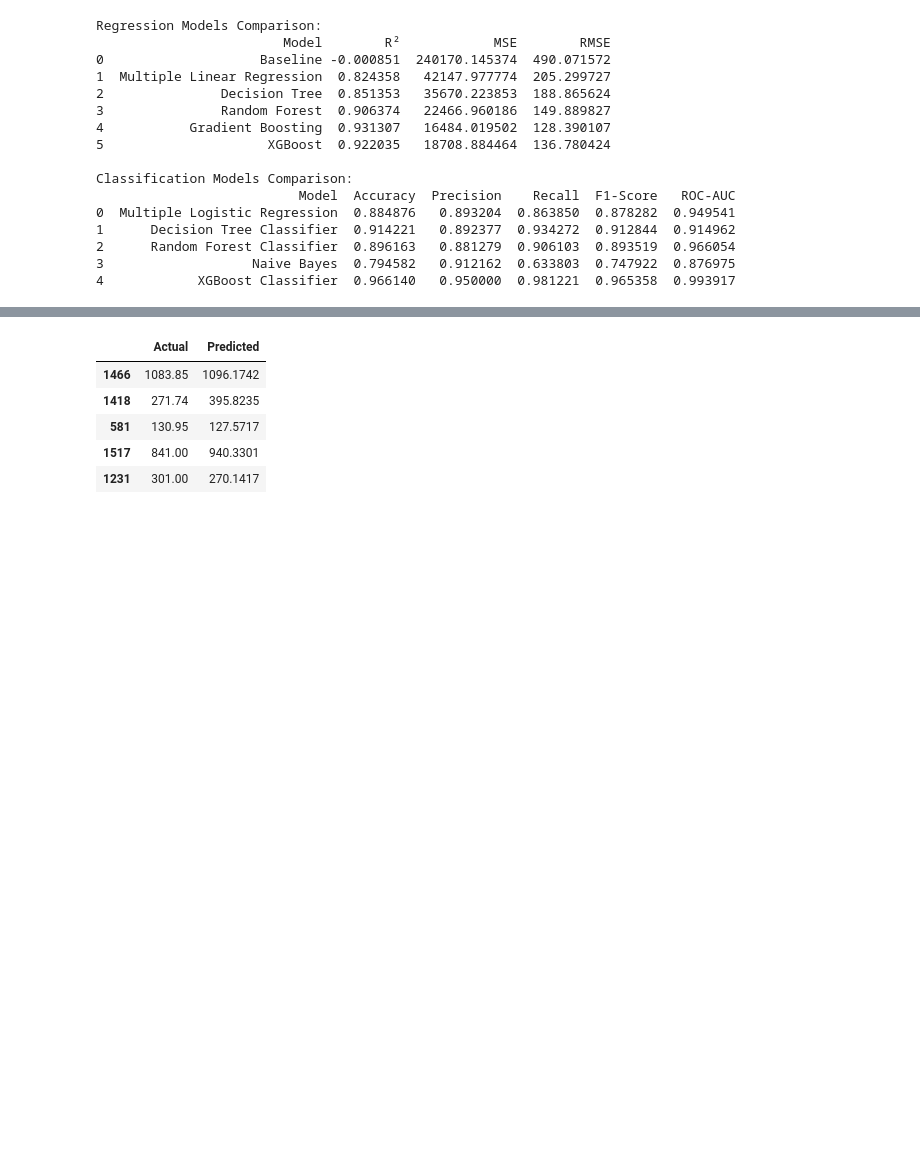
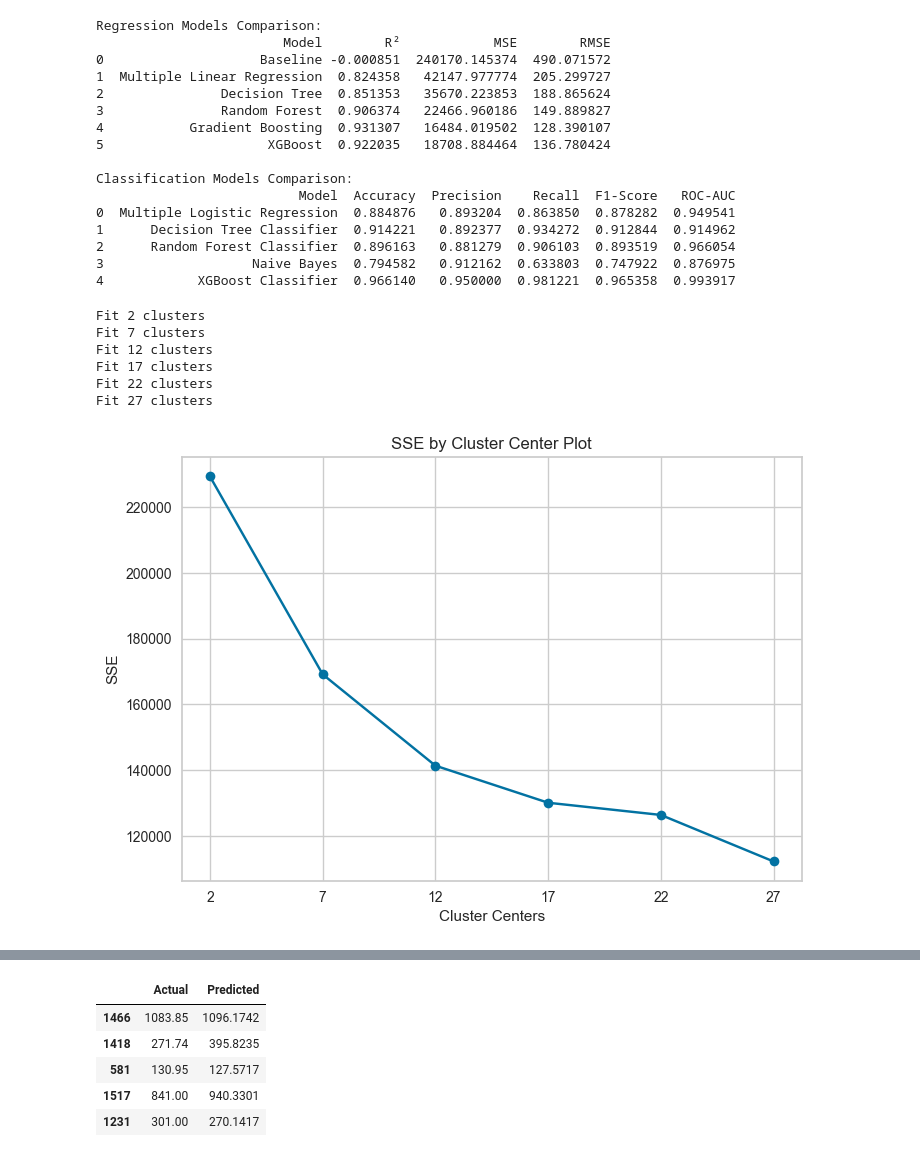
Before and after one commit to RJUNCC/crime_project, a Jupyter notebook: notebooks/better_communities_crime.ipynb, the cells around one changed output, grey strips where cells are left out. Cells and saved outputs as stored; diff of their text form; code cells hidden in the pictures; blank space fills up the shorter version.

Commit message:
updated with clustering and plots

```diff
--- a/notebooks/better_communities_crime.ipynb
+++ b/notebooks/better_communities_crime.ipynb
@@ -274,6 +274,7 @@ crime_df.head()
 | 3 | 16656 | 2.40 | 1.70 | 97.35 | 0.50 | 0.70 | 12.55 | ... |
 | 4 | 11245 | 2.76 | 0.53 | 89.16 | 1.17 | 0.52 | 24.46 | ... |
 # %%
+crime_df2 = crime_df.copy()
 crime_df = crime_df.drop(["Minority_Index", "PctUnemployed_binned"], axis=1)
 crime_df.head()
 # %% [output]
@@ -1086,0 +1091,32 @@ classification_models.to_csv("../data/classification_models.csv", index=False)
+# %%
+# Scaling the data for distance-based clustering
+scaler = StandardScaler()
+scaled_data = scaler.fit_transform(crime_df2.select_dtypes(include=['float64', 'int64']))
+# %%
+from sklearn.cluster import MiniBatchKMeans
+
+def find_optimal_clusters(data, max_k, interval=5):
+    iters = range(2, max_k+1, interval)
+
+    sse = [] #sum of squared error
+    for k in iters:
+        sse.append(MiniBatchKMeans(n_clusters=k, init_size=1024, batch_size=2048, random_state=20).fit(data).inertia_)
+        print('Fit {} clusters'.format(k))
+
+    f, ax = plt.subplots(1, 1)
+    ax.plot(iters, sse, marker='o')
+    ax.set_xlabel('Cluster Centers')
+    ax.set_xticks(iters)
+    ax.set_xticklabels(iters)
+    ax.set_ylabel('SSE')
+    ax.set_title('SSE by Cluster Center Plot')
+# %%
+find_optimal_clusters(scaled_data, 30)
+# %% [output]
+Fit 2 clusters
+Fit 7 clusters
+Fit 12 clusters
+Fit 17 clusters
+Fit 22 clusters
+Fit 27 clusters
+[figure, added]
```
Also changed, not shown: parts of 25 cells of this notebook, 1 other file.
